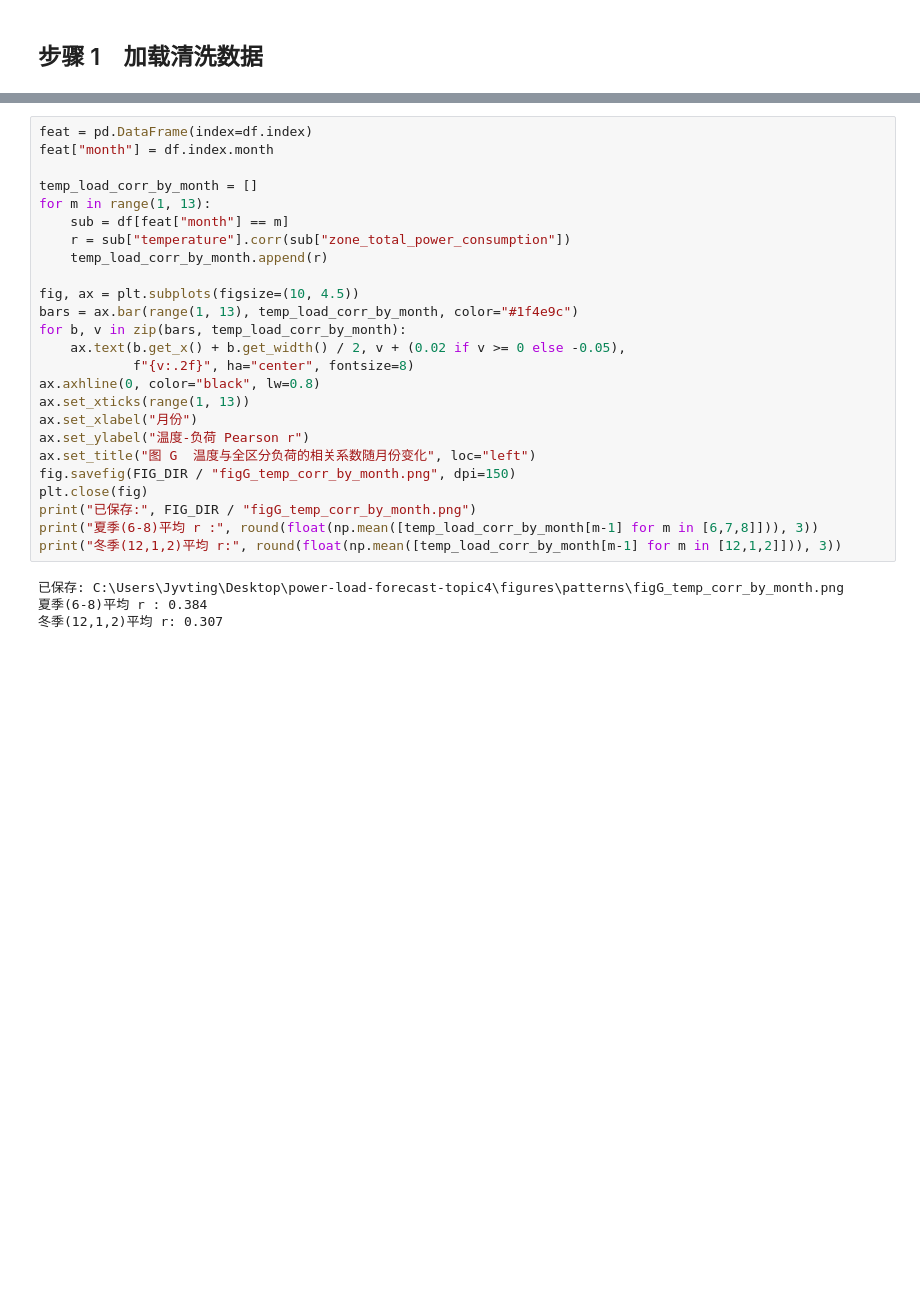
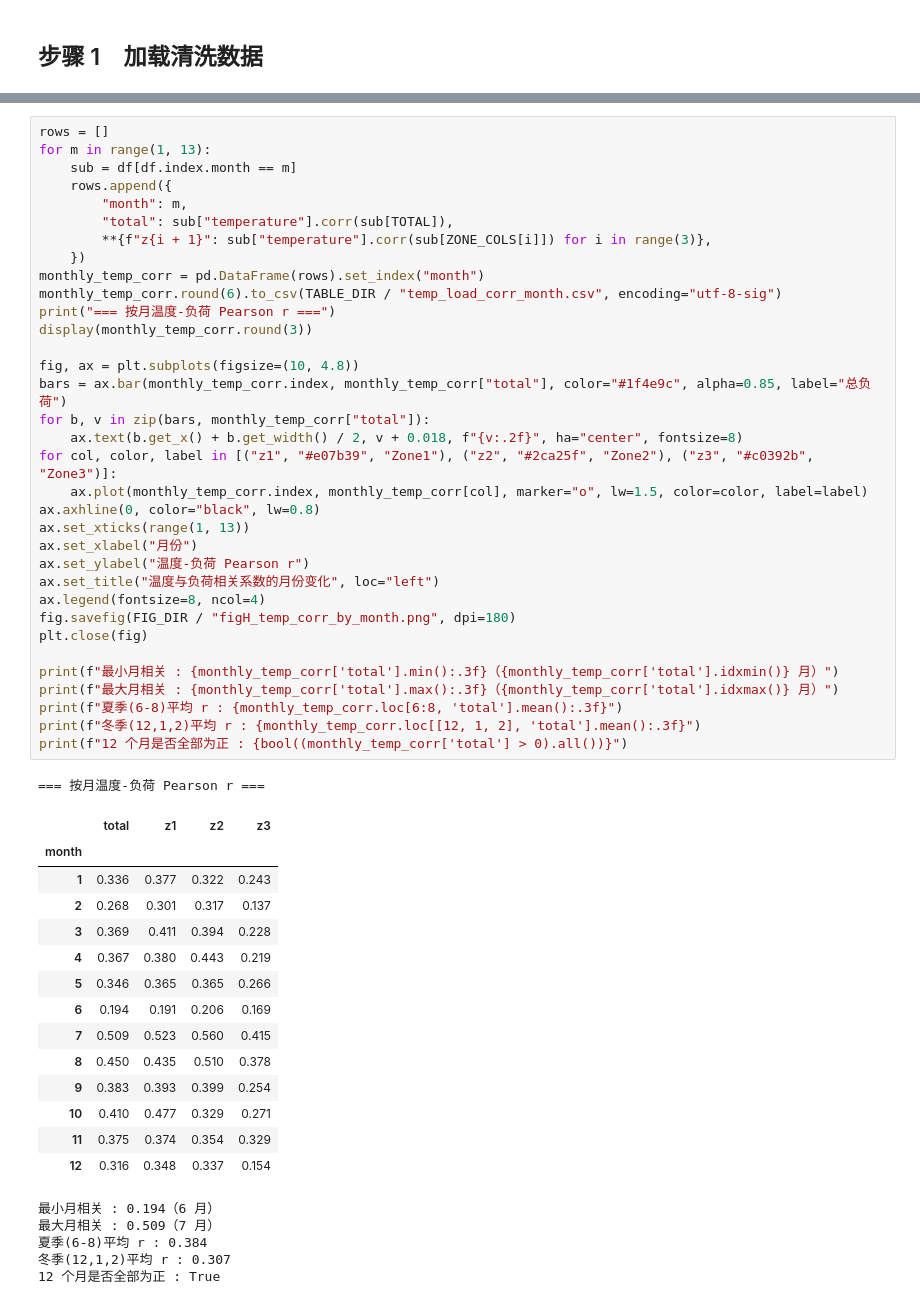
Before and after one commit to Lizhuiii/power-load-forecast-topic4, a Jupyter notebook: project/04_weather_correlation.ipynb, the cells around one changed output, grey strips where cells are left out. Saved outputs shown, nothing was run; the diff lists cells and outputs as text; blank space fills up the shorter version.

```diff
--- a/project/04_weather_correlation.ipynb
+++ b/project/04_weather_correlation.ipynb
@@ -145,29 +178,55 @@ print("已保存:", TABLE_DIR / "weather_load_corr.csv")
 # %%
-feat = pd.DataFrame(index=df.index)
-feat["month"] = df.index.month
+rows = []
+for m in range(1, 13):
+    sub = df[df.index.month == m]
+    rows.append({
+        "month": m,
+        "total": sub["temperature"].corr(sub[TOTAL]),
+        **{f"z{i + 1}": sub["temperature"].corr(sub[ZONE_COLS[i]]) for i in range(3)},
+    })
+monthly_temp_corr = pd.DataFrame(rows).set_index("month")
+monthly_temp_corr.round(6).to_csv(TABLE_DIR / "temp_load_corr_month.csv", encoding="utf-8-sig")
+print("=== 按月温度-负荷 Pearson r ===")
+display(monthly_temp_corr.round(3))
 
-temp_load_corr_by_month = []
-for m in range(1, 13):
-    sub = df[feat["month"] == m]
-    r = sub["temperature"].corr(sub["zone_total_power_consumption"])
-    temp_load_corr_by_month.append(r)
-
-fig, ax = plt.subplots(figsize=(10, 4.5))
-bars = ax.bar(range(1, 13), temp_load_corr_by_month, color="#1f4e9c")
-for b, v in zip(bars, temp_load_corr_by_month):
-    ax.text(b.get_x() + b.get_width() / 2, v + (0.02 if v >= 0 else -0.05),
-            f"{v:.2f}", ha="center", fontsize=8)
+fig, ax = plt.subplots(figsize=(10, 4.8))
+bars = ax.bar(monthly_temp_corr.index, monthly_temp_corr["total"], color="#1f4e9c", alpha=0.85, label="总负荷")
+for b, v in zip(bars, monthly_temp_corr["total"]):
+    ax.text(b.get_x() + b.get_width() / 2, v + 0.018, f"{v:.2f}", ha="center", fontsize=8)
+for col, color, label in [("z1", "#e07b39", "Zone1"), ("z2", "#2ca25f", "Zone2"), ("z3", "#c0392b", "Zone3")]:
+    ax.plot(monthly_temp_corr.index, monthly_temp_corr[col], marker="o", lw=1.5, color=color, label=label)
 ax.axhline(0, color="black", lw=0.8)
 ax.set_xticks(range(1, 13))
 ax.set_xlabel("月份")
 ax.set_ylabel("温度-负荷 Pearson r")
-ax.set_title("图 G  温度与全区分负荷的相关系数随月份变化", loc="left")
-fig.savefig(FIG_DIR / "figG_temp_corr_by_month.png", dpi=150)
+ax.set_title("温度与负荷相关系数的月份变化", loc="left")
+ax.legend(fontsize=8, ncol=4)
+fig.savefig(FIG_DIR / "figH_temp_corr_by_month.png", dpi=180)
 plt.close(fig)
-print("已保存:", FIG_DIR / "figG_temp_corr_by_month.png")
-print("夏季(6-8)平均 r :", round(float(np.mean([temp_load_corr_by_month[m-1] for m in [6,7,8]])), 3))
-print("冬季(12,1,2)平均 r:", round(float(np.mean([temp_load_corr_by_month[m-1] for m in [12,1,2]])), 3))
+
+print(f"最小月相关 : {monthly_temp_corr['total'].min():.3f}（{monthly_temp_corr['total'].idxmin()} 月）")
+print(f"最大月相关 : {monthly_temp_corr['total'].max():.3f}（{monthly_temp_corr['total'].idxmax()} 月）")
+print(f"夏季(6-8)平均 r : {monthly_temp_corr.loc[6:8, 'total'].mean():.3f}")
+print(f"冬季(12,1,2)平均 r : {monthly_temp_corr.loc[[12, 1, 2], 'total'].mean():.3f}")
+print(f"12 个月是否全部为正 : {bool((monthly_temp_corr['total'] > 0).all())}")
 # %% [output]
-已保存: C:\Users\Jyvting\Desktop\power-load-forecast-topic4\figures\patterns\figG_temp_corr_by_month.png
-夏季(6-8)平均 r : 0.384
-冬季(12,1,2)平均 r: 0.307
+=== 按月温度-负荷 Pearson r ===
+|  | total | z1 | z2 | z3 |
+| month |  |  |  |  |
+| 1 | 0.336 | 0.377 | 0.322 | 0.243 |
+| 2 | 0.268 | 0.301 | 0.317 | 0.137 |
+| 3 | 0.369 | 0.411 | 0.394 | 0.228 |
+| 4 | 0.367 | 0.380 | 0.443 | 0.219 |
+| 5 | 0.346 | 0.365 | 0.365 | 0.266 |
+| 6 | 0.194 | 0.191 | 0.206 | 0.169 |
+| 7 | 0.509 | 0.523 | 0.560 | 0.415 |
+| 8 | 0.450 | 0.435 | 0.510 | 0.378 |
+| 9 | 0.383 | 0.393 | 0.399 | 0.254 |
+| 10 | 0.410 | 0.477 | 0.329 | 0.271 |
+| 11 | 0.375 | 0.374 | 0.354 | 0.329 |
+| 12 | 0.316 | 0.348 | 0.337 | 0.154 |
+最小月相关 : 0.194（6 月）
+最大月相关 : 0.509（7 月）
+夏季(6-8)平均 r : 0.384
+冬季(12,1,2)平均 r : 0.307
+12 个月是否全部为正 : True
```
Also changed, not shown: parts of 23 cells of this notebook, 11 other files.
